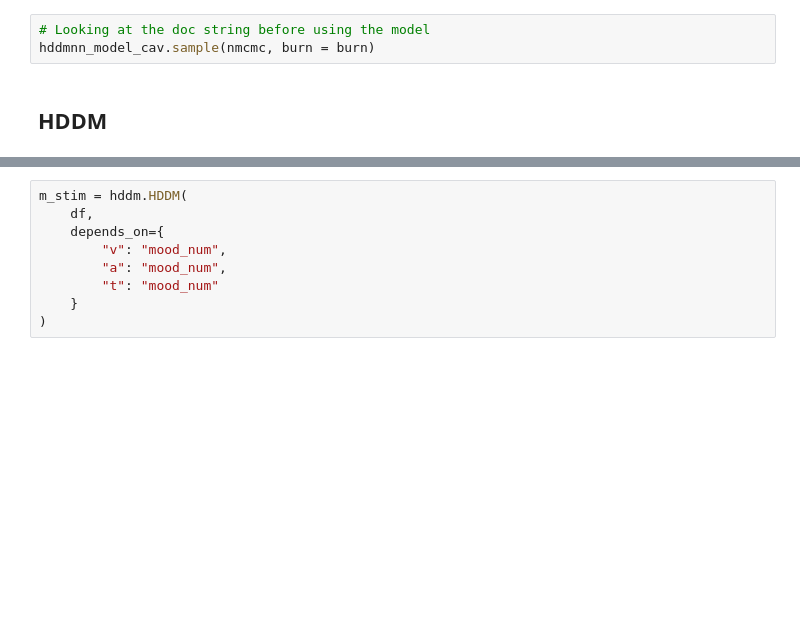
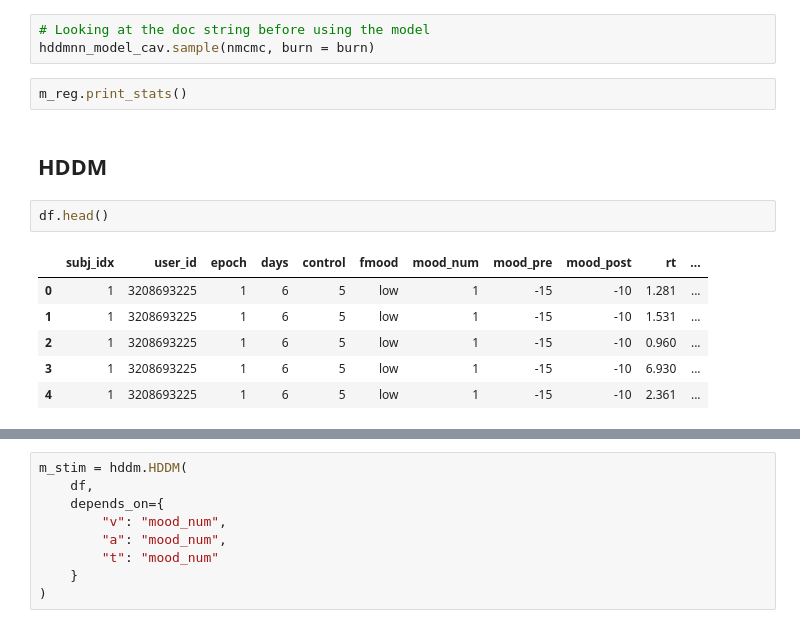
Before and after one commit to ccaudek/groundhog_day, a Jupyter notebook: workflows/scripts/marmotta.ipynb, the cells around one changed output, grey strips where cells are left out. Saved outputs shown, nothing was run; the diff lists cells and outputs as text; blank space fills up the shorter version.

```diff
--- a/workflows/scripts/marmotta.ipynb
+++ b/workflows/scripts/marmotta.ipynb
@@ -359,5 +358,16 @@ Changed to 10
 # %%
 # Looking at the doc string before using the model
 hddmnn_model_cav.sample(nmcmc, burn = burn)
+# %%
+m_reg.print_stats()
 # %% [markdown]
 ## HDDM
+# %%
+df.head()
+# %% [output]
+|  | subj_idx | user_id | epoch | days | control | fmood | mood_num | mood_pre | mood_post | rt | ... |
+| 0 | 1 | 3208693225 | 1 | 6 | 5 | low | 1 | -15 | -10 | 1.281 | ... |
+| 1 | 1 | 3208693225 | 1 | 6 | 5 | low | 1 | -15 | -10 | 1.531 | ... |
+| 2 | 1 | 3208693225 | 1 | 6 | 5 | low | 1 | -15 | -10 | 0.960 | ... |
+| 3 | 1 | 3208693225 | 1 | 6 | 5 | low | 1 | -15 | -10 | 6.930 | ... |
+| 4 | 1 | 3208693225 | 1 | 6 | 5 | low | 1 | -15 | -10 | 2.361 | ... |
```
Also changed, not shown: parts of 16 cells of this notebook, 22 other files.
